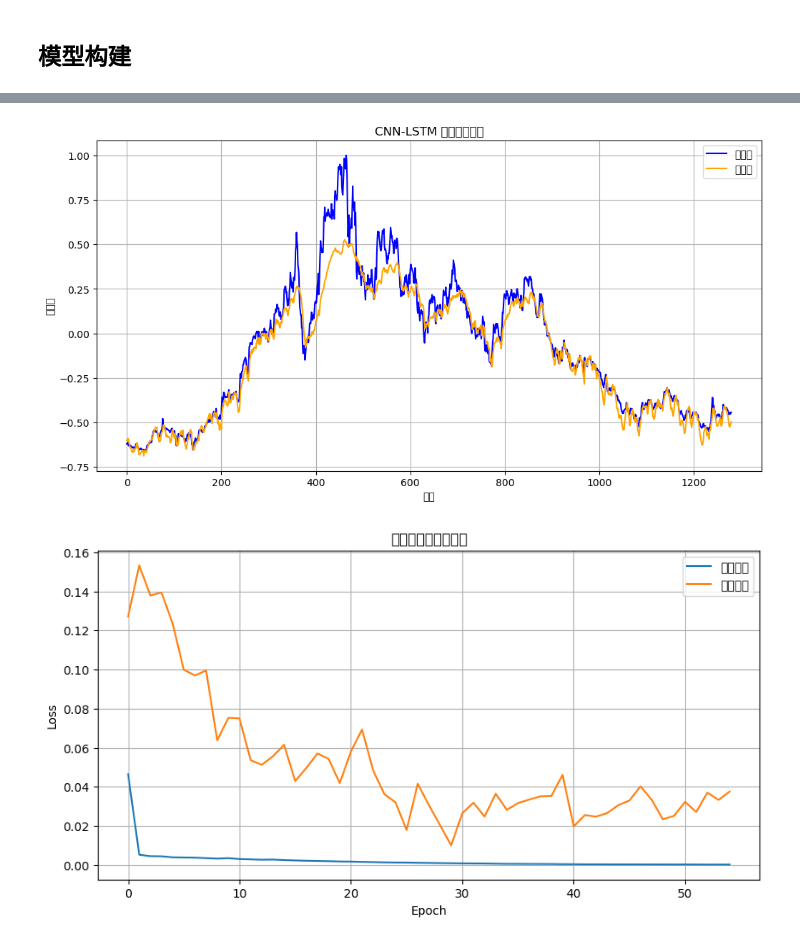
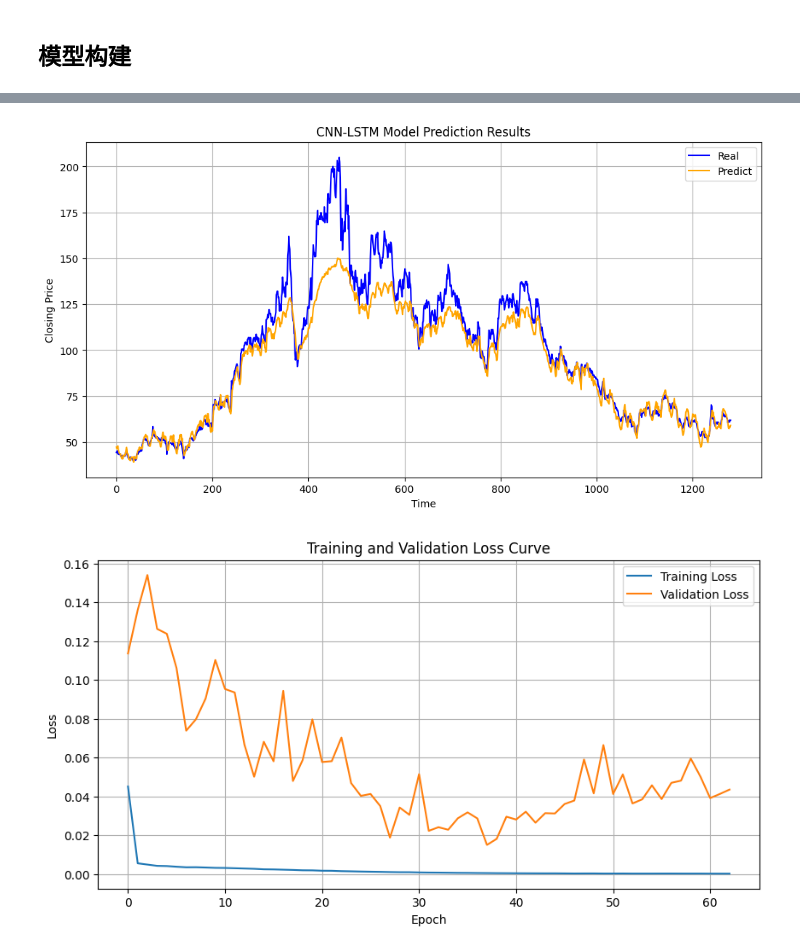
Before and after one commit to SaxonNB/xianyu, a Jupyter notebook: cnnlstm/code/bo_cnn_lstm.ipynb, the cells around one changed output, grey strips where cells are left out. Drawn from its saved outputs; the diff is of its cells as text; code cells hidden in the pictures.

```diff
--- a/cnnlstm/code/bo_cnn_lstm.ipynb
+++ b/cnnlstm/code/bo_cnn_lstm.ipynb
@@ -339,10 +339,15 @@ print(df.head(10))
 from sklearn.preprocessing import MinMaxScaler
 # 对所有列进行归一化处理，将所有列的值归一化到 [0, 1]
 # df = df.apply(lambda x: (x - x.min()) / (x.max() - x.min()))
+df_y = df['close']
+scaler_y = MinMaxScaler(feature_range=(-1,1))
 scaler = MinMaxScaler(feature_range=(-1,1))
 df = pd.DataFrame(scaler.fit_transform(df), columns=df.columns)
+df_y = pd.DataFrame(scaler_y.fit_transform(df_y.values.reshape(-1, 1)), columns=['close'])
+
 # 显示前 10 行数据
 print(df.head(10))
+print(df_y.head(10))
 # %% [output]
        open      high       low     close  old_close    volume    amount  \
 0 -0.971343 -0.974101 -0.971424 -0.970073  -0.972592 -0.987441 -0.996338
@@ -1280,38 +1308,45 @@ with torch.no_grad():
     train_predictions = model(X_train_tensor).numpy()
 
     # 对测试集进行预测
-    test_predictions = model(X_test_tensor).numpy()
+    test_predictions_cnnlstm = model(X_test_tensor).numpy()
+
+# 反归一化处理
+# y_train = scaler_y.inverse_transform(y_train.reshape(-1,1))
+train_predictions = scaler_y.inverse_transform(train_predictions.reshape(-1,1))
+# y_test = scaler_y.inverse_transform(y_test.reshape(-1,1))
+test_predictions_cnnlstm = scaler_y.inverse_transform(test_predictions_cnnlstm.reshape(-1,1))
+
 
 # 计算评估指标
-train_rmse = math.sqrt(mean_squared_error(y_train, train_predictions))
-train_mae = mean_absolute_error(y_train, train_predictions)
-train_r2 = r2_score(y_train, train_predictions)
+train_rmse_cnnlstm = math.sqrt(mean_squared_error(y_train, train_predictions))
+train_mae_cnnlstm = mean_absolute_error(y_train, train_predictions)
+train_r2_cnnlstm = r2_score(y_train, train_predictions)
 
-test_rmse = math.sqrt(mean_squared_error(y_test, test_predictions))
-test_mae = mean_absolute_error(y_test, test_predictions)
-test_r2 = r2_score(y_test, test_predictions)
+test_rmse_cnnlstm = math.sqrt(mean_squared_error(y_test, test_predictions_cnnlstm))
+test_mae_cnnlstm = mean_absolute_error(y_test, test_predictions_cnnlstm)
+test_r2_cnnlstm = r2_score(y_test, test_predictions_cnnlstm)
 
 print("\n评估指标:")
-print(f"训练集 - RMSE: {train_rmse:.3f}, MAE: {train_mae:.3f}, R²: {train_r2:.4f}")
-print(f"测试集 - RMSE: {test_rmse:.3f}, MAE: {test_mae:.3f}, R²: {test_r2:.4f}")
+print(f"训练集 - RMSE: {train_rmse_cnnlstm:.3f}, MAE: {train_mae_cnnlstm:.3f}, R²: {train_r2_cnnlstm:.4f}")
+print(f"测试集 - RMSE: {test_rmse_cnnlstm:.3f}, MAE: {test_mae_cnnlstm:.3f}, R²: {test_r2_cnnlstm:.4f}")
 
 # 可视化预测结果
 plt.figure(figsize=(12, 6))
-plt.plot(y_test, label='实际值', color='blue')
-plt.plot(test_predictions, label='预测值', color='orange')
+plt.plot(y_test, label='Real', color='blue')
+plt.plot(test_predictions_cnnlstm, label='Predict', color='orange')
 plt.legend()
-plt.title('CNN-LSTM 模型预测结果')
-plt.xlabel('时间')
-plt.ylabel('收盘价')
+plt.title('CNN-LSTM Model Prediction Results')
+plt.xlabel('Time')
+plt.ylabel('Closing Price')
 plt.grid(True)
 plt.savefig('cnn_lstm_prediction.png', dpi=300, bbox_inches='tight')
 plt.show()
 
 # 可视化训练和验证损失曲线
 plt.figure(figsize=(10, 5))
-plt.plot(train_losses, label='训练损失')
-plt.plot(val_losses, label='验证损失')
-plt.title('训练和验证损失曲线')
+plt.plot(train_losses, label='Training Loss')
+plt.plot(val_losses, label='Validation Loss')
+plt.title('Training and Validation Loss Curve')
 plt.xlabel('Epoch')
 plt.ylabel('Loss')
 plt.legend()
@@ -1341,2 +1377,2 @@ Epoch [50/200], Training Loss: 0.0003, Validation Loss: 0.0251
-[figure, old version]
+[figure, new version]
-[figure, old version]
+[figure, new version]
```
Also changed, not shown: parts of 17 cells of this notebook, 8 other files.
